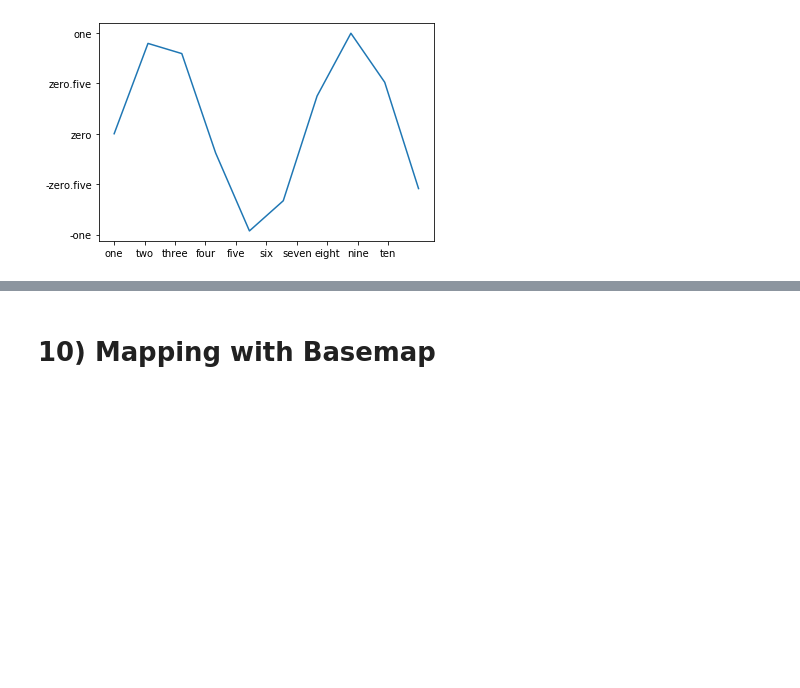
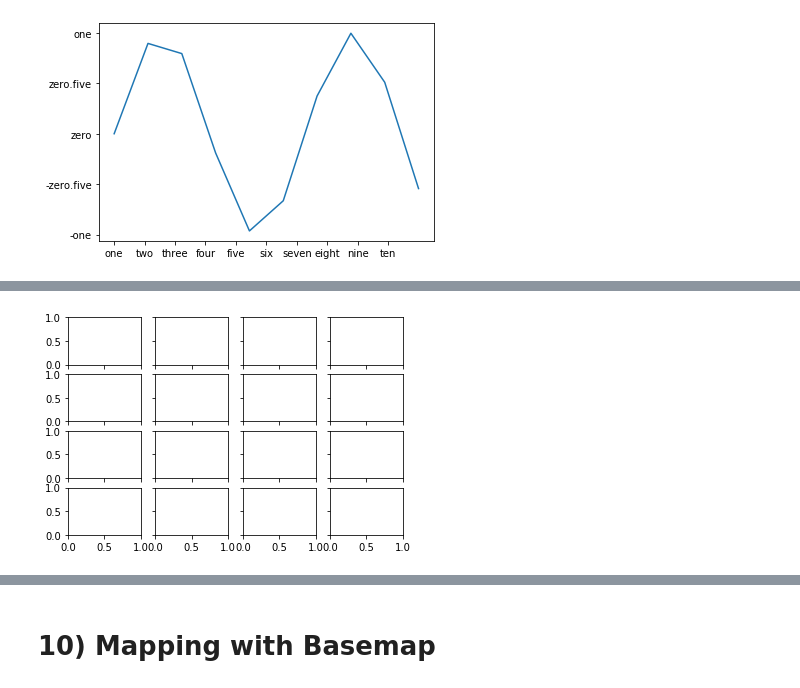
Before and after one commit to Tanzeel550/Complete-References, a Jupyter notebook: Visualization using Matplotlib.ipynb, the cells around one changed output, grey strips where cells are left out. Saved outputs shown, nothing was run; the diff lists cells and outputs as text; code cells hidden in the pictures; blank space fills up the shorter version.

```diff
--- a/Visualization using Matplotlib.ipynb
+++ b/Visualization using Matplotlib.ipynb
@@ -550,0 +582,4 @@ ax.set_yticklabels(['-one', '-zero.five','zero','zero.five','one'])
+# %%
+fig, ax = plt.subplots(4, 4, sharex=True, sharey=True)
+# %% [output]
+[figure, added]
```
Also changed, not shown: parts of 19 cells of this notebook, 1 other file.
